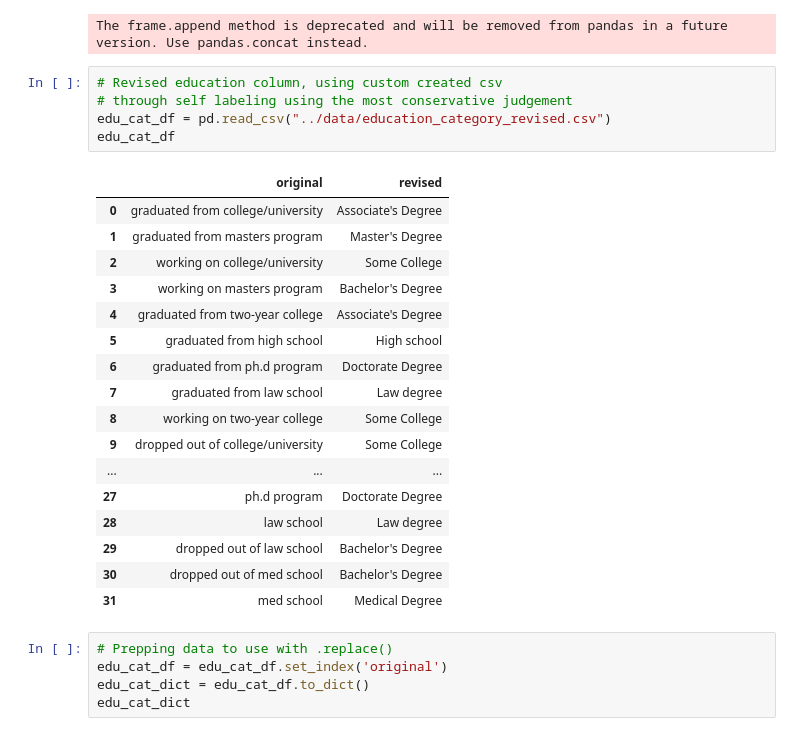
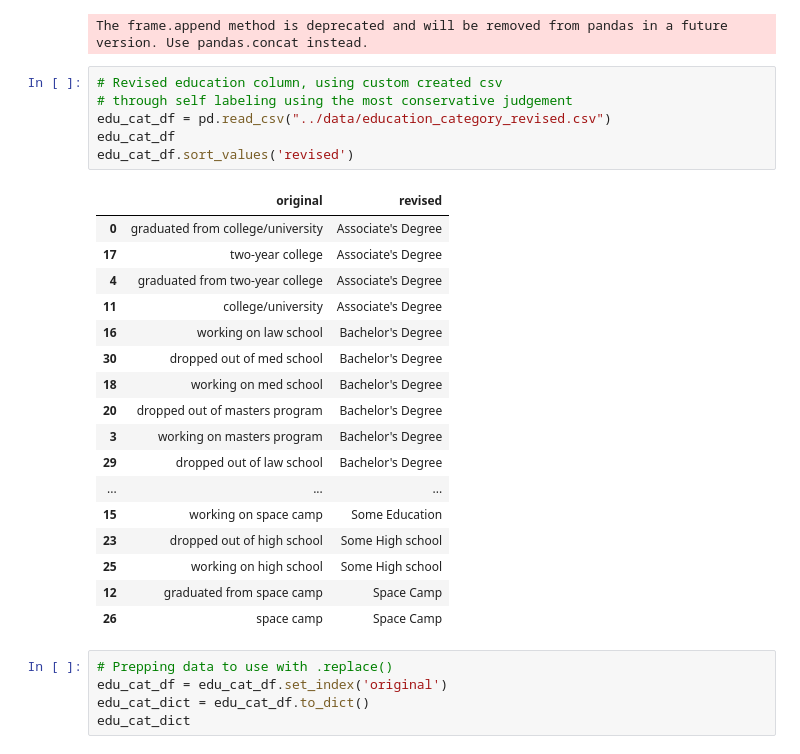
Before and after one commit to truongphamnguyen/daimil-midterm-project, a Jupyter notebook: notebooks/exploring_data.ipynb, the cells around one changed output. Drawn from its saved outputs; the diff is of its cells as text.

```diff
--- a/notebooks/exploring_data.ipynb
+++ b/notebooks/exploring_data.ipynb
@@ -233,26 +209,27 @@ The frame.append method is deprecated and will be removed from pandas in a futur
 # %%
 # Revised education column, using custom created csv
 # through self labeling using the most conservative judgement
 edu_cat_df = pd.read_csv("../data/education_category_revised.csv")
 edu_cat_df
+edu_cat_df.sort_values('revised')
 # %% [output]
 |  | original | revised |
 | 0 | graduated from college/university | Associate's Degree |
-| 1 | graduated from masters program | Master's Degree |
-| 2 | working on college/university | Some College |
+| 17 | two-year college | Associate's Degree |
+| 4 | graduated from two-year college | Associate's Degree |
+| 11 | college/university | Associate's Degree |
+| 16 | working on law school | Bachelor's Degree |
+| 30 | dropped out of med school | Bachelor's Degree |
+| 18 | working on med school | Bachelor's Degree |
+| 20 | dropped out of masters program | Bachelor's Degree |
 | 3 | working on masters program | Bachelor's Degree |
-| 4 | graduated from two-year college | Associate's Degree |
-| 5 | graduated from high school | High school |
-| 6 | graduated from ph.d program | Doctorate Degree |
-| 7 | graduated from law school | Law degree |
-| 8 | working on two-year college | Some College |
-| 9 | dropped out of college/university | Some College |
+| 29 | dropped out of law school | Bachelor's Degree |
 | ... | ... | ... |
-| 27 | ph.d program | Doctorate Degree |
-| 28 | law school | Law degree |
-| 29 | dropped out of law school | Bachelor's Degree |
-| 30 | dropped out of med school | Bachelor's Degree |
-| 31 | med school | Medical Degree |
+| 15 | working on space camp | Some Education |
+| 23 | dropped out of high school | Some High school |
+| 25 | working on high school | Some High school |
+| 12 | graduated from space camp | Space Camp |
+| 26 | space camp | Space Camp |
 # %%
 # Prepping data to use with .replace()
 edu_cat_df = edu_cat_df.set_index('original')
```
Also changed, not shown: parts of 24 cells of this notebook, 4 other files.
